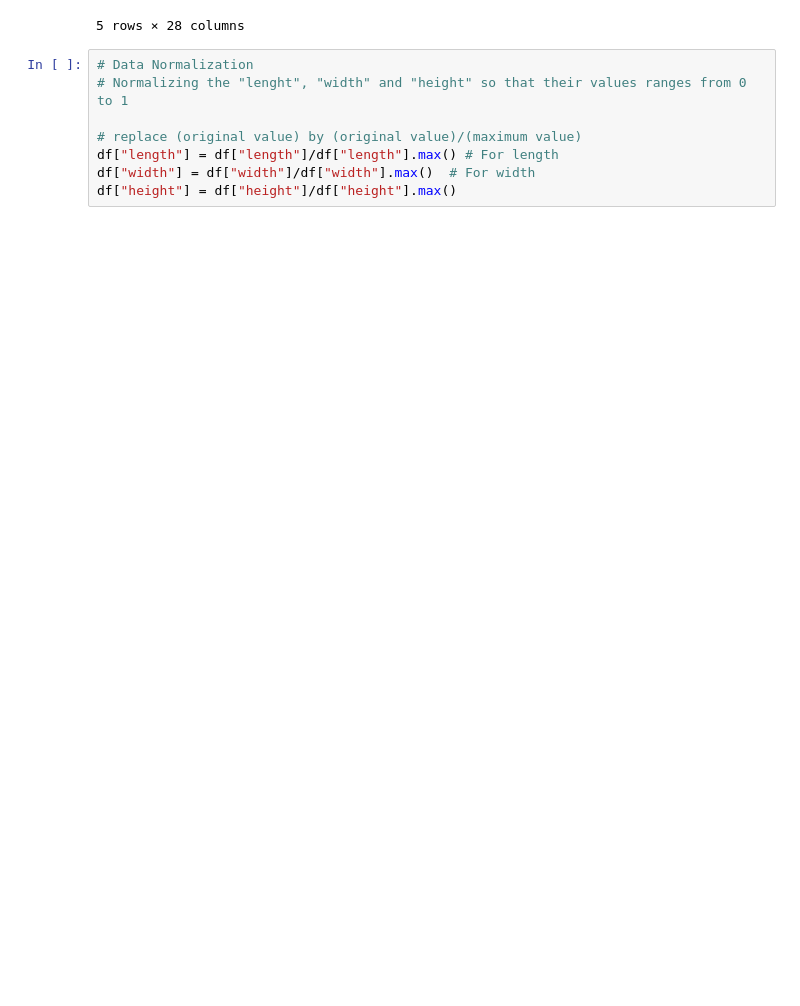
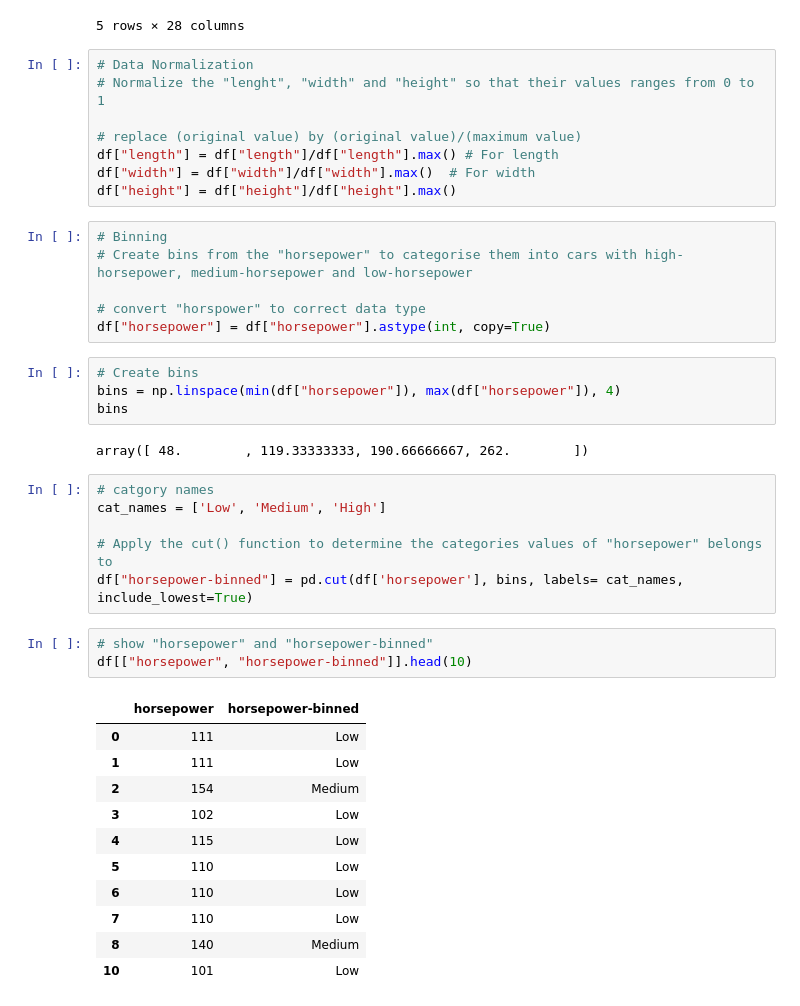
Before and after one commit to Quayson97/Used-Car-Prices, a Jupyter notebook: data_wrangling/data_cleaning.ipynb, the cells around one changed output. Drawn from its saved outputs; the diff is of its cells as text; blank space fills up the shorter version.

Commit message:
Created bins on 'horsepower'

```diff
--- a/data_wrangling/data_cleaning.ipynb
+++ b/data_wrangling/data_cleaning.ipynb
@@ -226,9 +226,42 @@ df.head()
 5 rows × 28 columns
 # %%
 # Data Normalization
-# Normalizing the "lenght", "width" and "height" so that their values ranges from 0 to 1
+# Normalize the "lenght", "width" and "height" so that their values ranges from 0 to 1
 
 # replace (original value) by (original value)/(maximum value)
 df["length"] = df["length"]/df["length"].max() # For length
 df["width"] = df["width"]/df["width"].max()  # For width
 df["height"] = df["height"]/df["height"].max()
+# %%
+# Binning
+# Create bins from the "horsepower" to categorise them into cars with high-horsepower, medium-horsepower and low-horsepower
+
+# convert "horspower" to correct data type
+df["horsepower"] = df["horsepower"].astype(int, copy=True)
+# %%
+# Create bins
+bins = np.linspace(min(df["horsepower"]), max(df["horsepower"]), 4)
+bins
+# %% [output]
+array([ 48.        , 119.33333333, 190.66666667, 262.        ])
+# %%
+# catgory names
+cat_names = ['Low', 'Medium', 'High']
+
+# Apply the cut() function to determine the categories values of "horsepower" belongs to
+df["horsepower-binned"] = pd.cut(df['horsepower'], bins, labels= cat_names, include_lowest=True)
+# %%
+# show "horsepower" and "horsepower-binned"
+df[["horsepower", "horsepower-binned"]].head(10)
+# %% [output]
+|  | horsepower | horsepower-binned |
+| 0 | 111 | Low |
+| 1 | 111 | Low |
+| 2 | 154 | Medium |
+| 3 | 102 | Low |
+| 4 | 115 | Low |
+| 5 | 110 | Low |
+| 6 | 110 | Low |
+| 7 | 110 | Low |
+| 8 | 140 | Medium |
+| 10 | 101 | Low |
```
